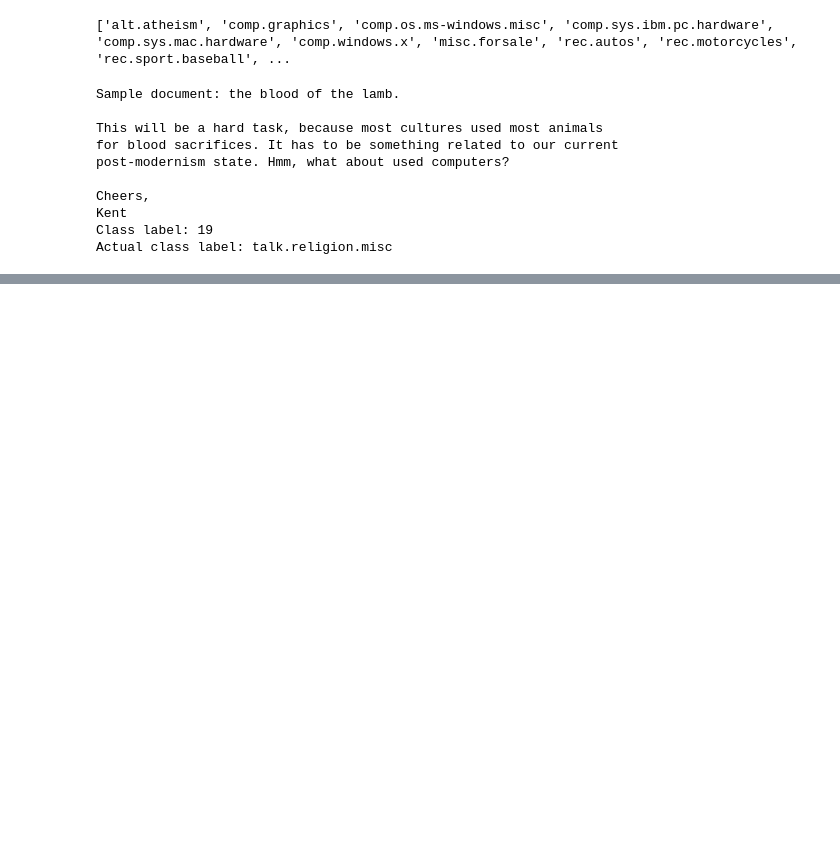
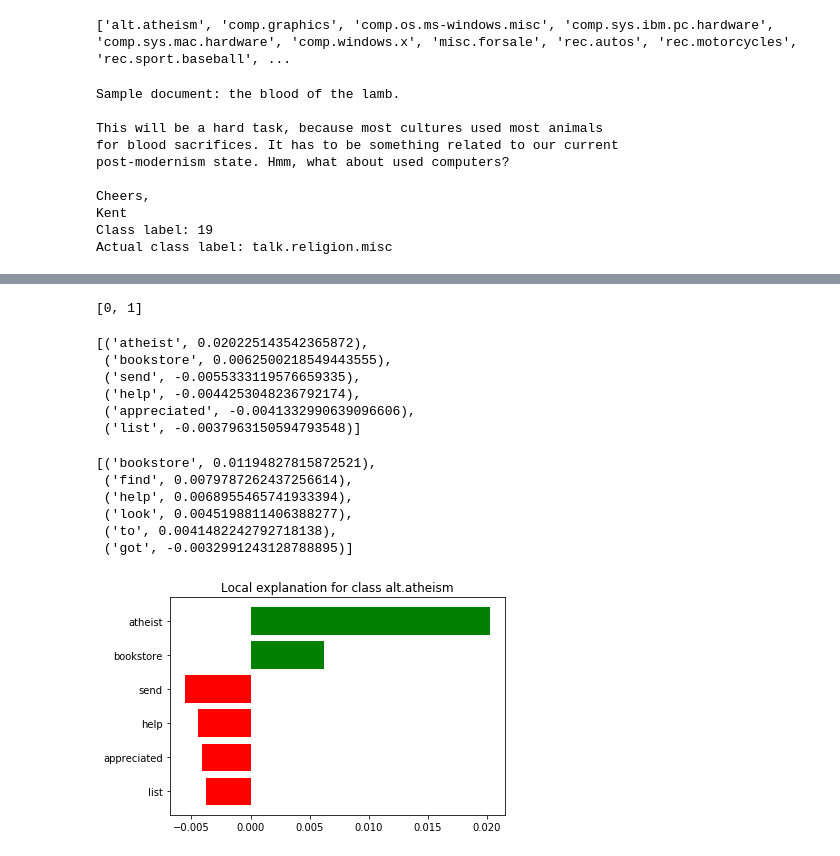
Before and after one commit to abevieiramota/text-analytics-with-python, a Jupyter notebook: Chapter-4/Chapter 4.ipynb, the cells around one changed output, grey strips where cells are left out. Saved outputs shown, nothing was run; the diff lists cells and outputs as text; code cells hidden in the pictures; blank space fills up the shorter version.

Commit message:
ch04 + lime

```diff
--- a/Chapter-4/Chapter 4.ipynb
+++ b/Chapter-4/Chapter 4.ipynb
@@ -401,0 +464,10 @@ train_corpus, test_corpus, train_labels, test_labels = prepare_datasets(corpus,
+# %%
+from sklearn.naive_bayes import MultinomialNB
+from sklearn.linear_model import SGDClassifier
+
+mnb = MultinomialNB()
+svm = SGDClassifier(loss='hinge', n_iter=100)
+
+mnb_bow_predictions = train_predict_evaluate_model(classifier=mnb, train_features=bow_train_features,
+                                                    train_labels=train_labels, test_features=bow_test_features,
+                                                    test_labels=test_labels)
@@ -401,0 +666,16 @@ train_corpus, test_corpus, train_labels, test_labels = prepare_datasets(corpus,
+# %%
+from lime import lime_text
+from sklearn.pipeline import make_pipeline
+
+c = make_pipeline(tfidf_vectorizer, mnb)
+# %%
+from lime.lime_text import LimeTextExplainer
+explainer = LimeTextExplainer(class_names=dataset.target_names)
+# %%
+idx = 4052
+exp = explainer.explain_instance(test_corpus[idx], c.predict_proba, num_features=6, labels=(0, 1))
+print('Document id: %d' % idx)
+print('True class: %s' % dataset.target_names[test_labels[idx]])
+print('Predicted class: %s' % np.array(dataset.target_names)[c.predict([test_corpus[idx]])])
+print('\nDocument:-\n')
+print(test_corpus[idx])
@@ -401,0 +696,26 @@ train_corpus, test_corpus, train_labels, test_labels = prepare_datasets(corpus,
+# %%
+exp.available_labels()
+# %% [output]
+[0, 1]
+# %%
+exp.as_list(label=0)
+# %% [output]
+[('atheist', 0.020225143542365872),
+ ('bookstore', 0.0062500218549443555),
+ ('send', -0.0055333119576659335),
+ ('help', -0.0044253048236792174),
+ ('appreciated', -0.0041332990639096606),
+ ('list', -0.0037963150594793548)]
+# %%
+exp.as_list(label=1)
+# %% [output]
+[('bookstore', 0.01194827815872521),
+ ('find', 0.0079787262437256614),
+ ('help', 0.0068955465741933394),
+ ('look', 0.0045198811406388277),
+ ('to', 0.0041482242792718138),
+ ('got', -0.0032991243128788895)]
+# %%
+exp.as_pyplot_figure(label=0)
+# %% [output]
+[figure, added]
```
Also changed, not shown: parts of 24 cells of this notebook, 2 other files.
